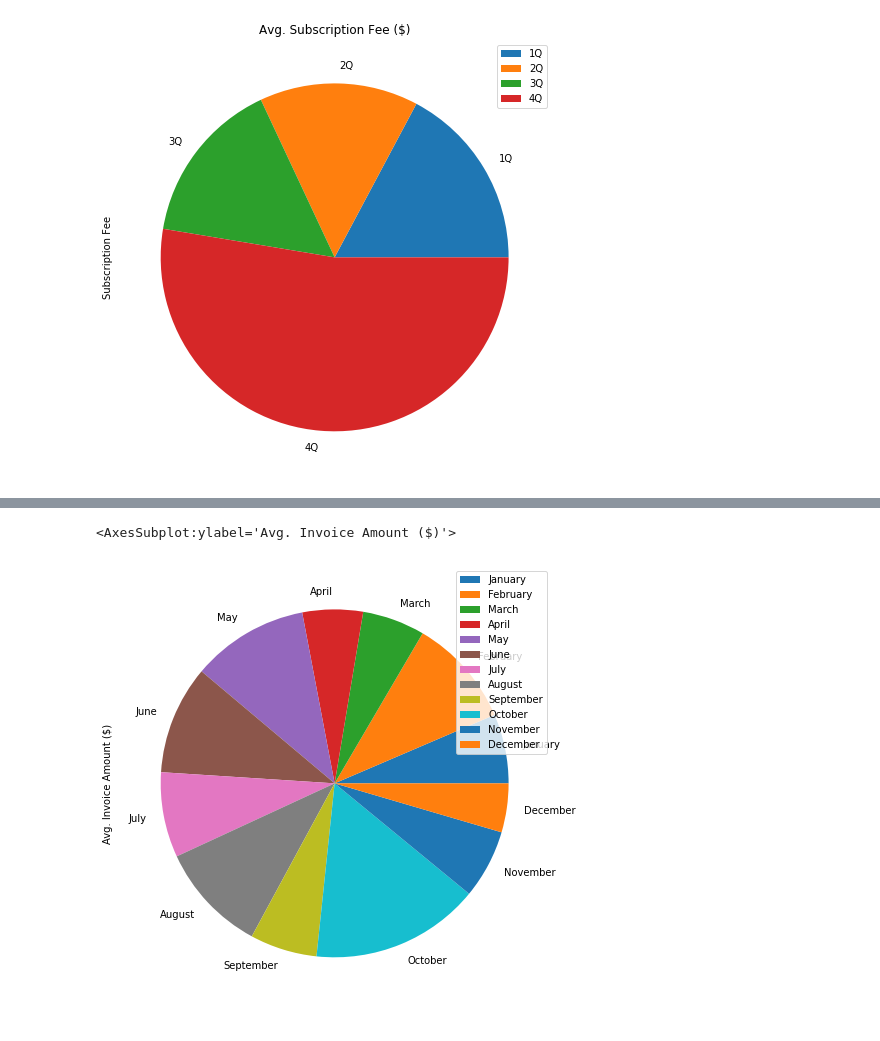
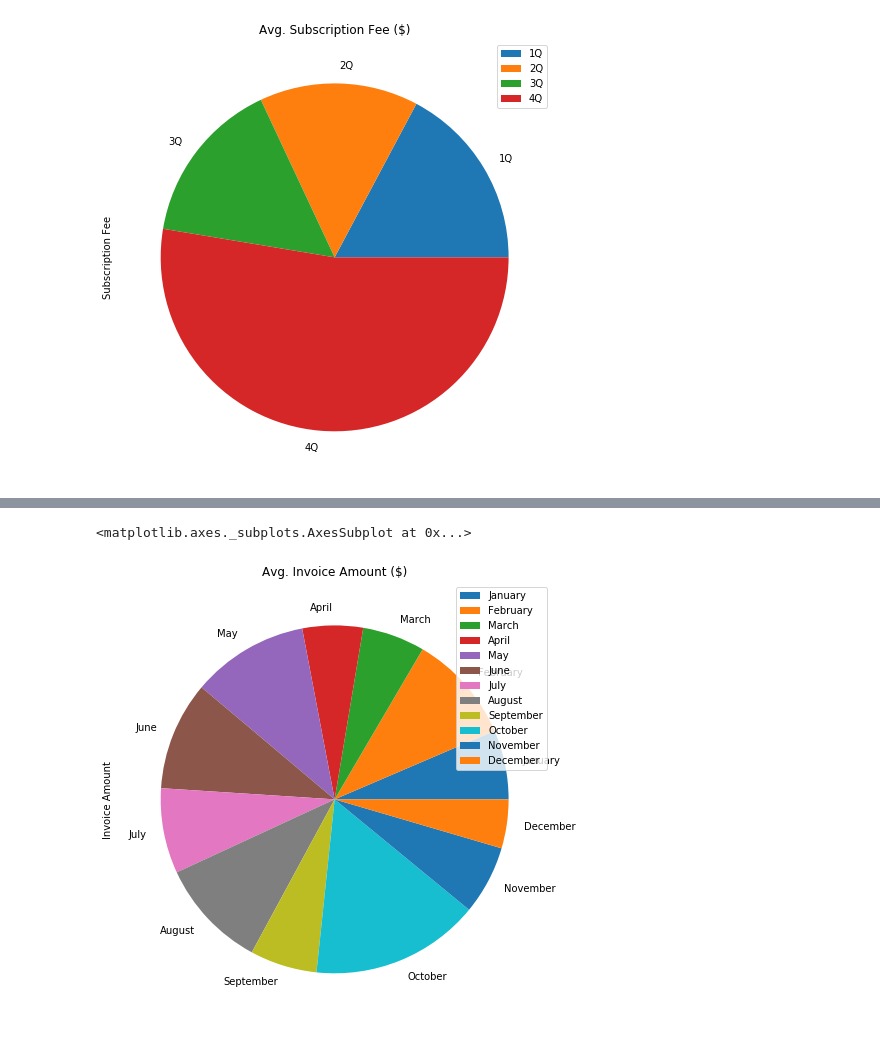
Before and after one commit to dd2-GWFinTech-Projects/Project1_ProductMarketingAnalysis, a Jupyter notebook: PhaseI/02_Processing/01_BasicDataAnalysis.ipynb, the cells around one changed output, grey strips where cells are left out. Saved outputs shown, nothing was run; the diff lists cells and outputs as text; code cells hidden in the pictures.

```diff
--- a/PhaseI/02_Processing/01_BasicDataAnalysis.ipynb
+++ b/PhaseI/02_Processing/01_BasicDataAnalysis.ipynb
@@ -144,15 +141,14 @@ revenue2020A.plot.line(x="Service Start", y="Invoice Amount", figsize=(15, 5), t
 # %%
 # Extract y/m/q for service start
 revenue2020A_ymq = tool_data_processing.extract_and_append_year_month_quarter(revenue2020A, "Service Start")
 
 # Display average customer amount invoiced per year, month, or day
 revenue2020A_ymq_monthly = revenue2020A_ymq.groupby(["Monthly"]).mean()
 revenue2020A_ymq_monthly.index = ["January", "February", "March", "April", "May", "June", "July", "August", "September", "October", "November", "December"]
-# revenue2020A_ymq_monthly.set_index("Months")
-revenue2020A_ymq_monthly.plot.pie(x="Monthly", y="Invoice Amount", ylabel="Avg. Invoice Amount ($)", figsize=(8, 8))
+revenue2020A_ymq_monthly.plot.pie(x="Monthly", y="Invoice Amount", title="Avg. Invoice Amount ($)", figsize=(8, 8))
 # %% [output]
-<AxesSubplot:ylabel='Avg. Invoice Amount ($)'>
+<matplotlib.axes._subplots.AxesSubplot at 0x...>
-[figure, old version]
+[figure, new version]
 # %%
 atlas2_ymq = tool_data_processing.extract_and_append_year_month_quarter(atlas2, "Service Start")
 
```
Also changed, not shown: parts of 8 cells of this notebook, 3 other files.
